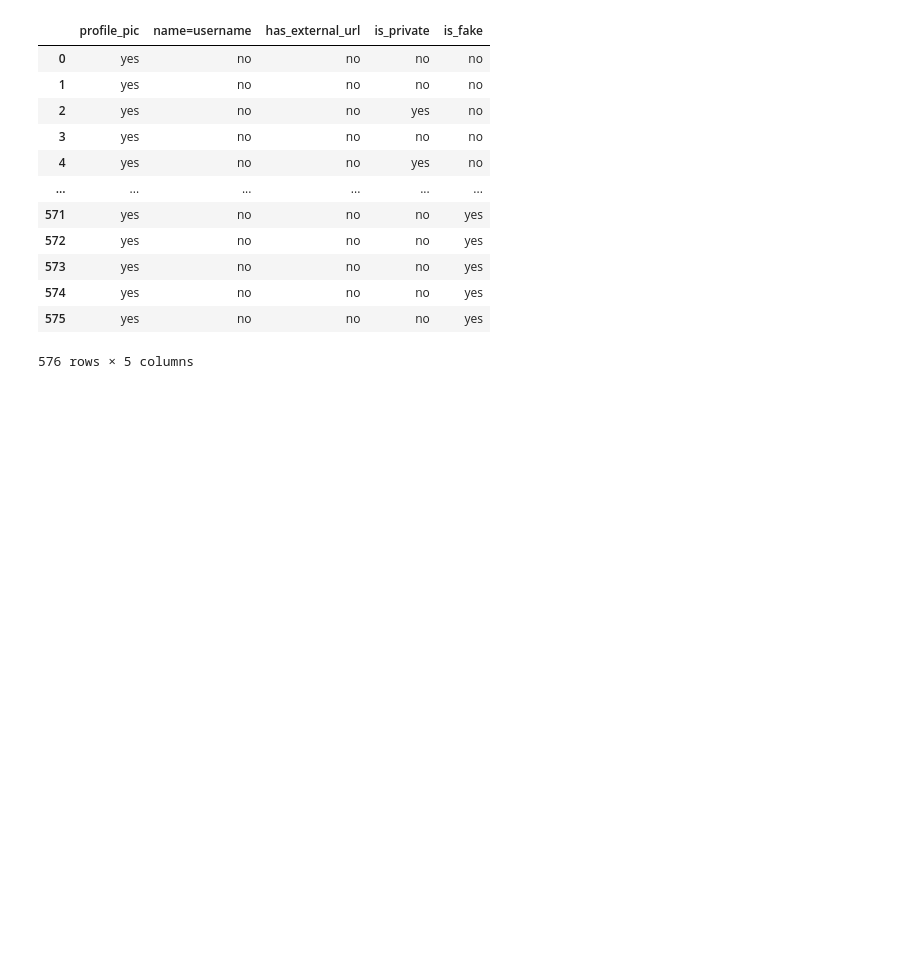
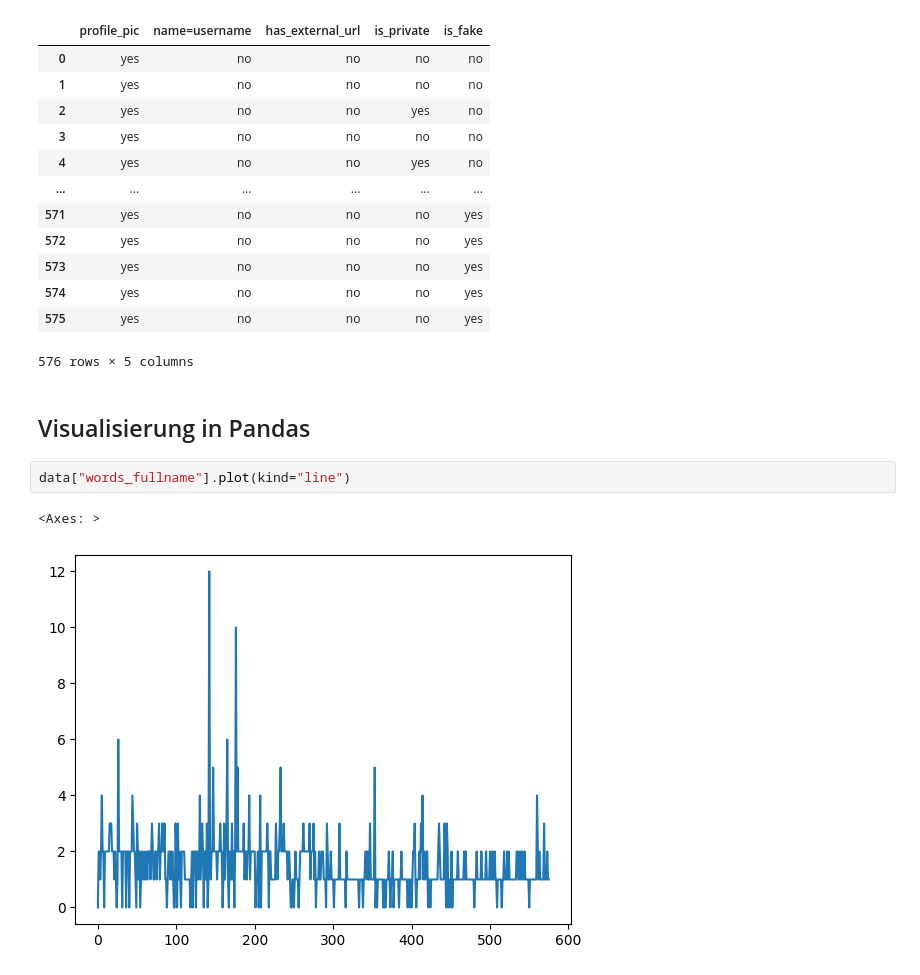
Before and after one commit to mckoh/data-science-s25, a Jupyter notebook: code/im/lektion_01.ipynb, the cells around one changed output. Drawn from its saved outputs; the diff is of its cells as text; blank space fills up the shorter version.

Commit message:
added pandas plots

```diff
--- a/code/im/lektion_01.ipynb
+++ b/code/im/lektion_01.ipynb
@@ -116,3 +116,10 @@ data.select_dtypes(exclude="number")
 | 574 | yes | no | no | no | yes |
 | 575 | yes | no | no | no | yes |
 576 rows × 5 columns
+# %% [markdown]
+## Visualisierung in Pandas
+# %%
+data["words_fullname"].plot(kind="line")
+# %% [output]
+<Axes: >
+[figure, added]
```
Also changed, not shown: parts of 8 cells of this notebook.
